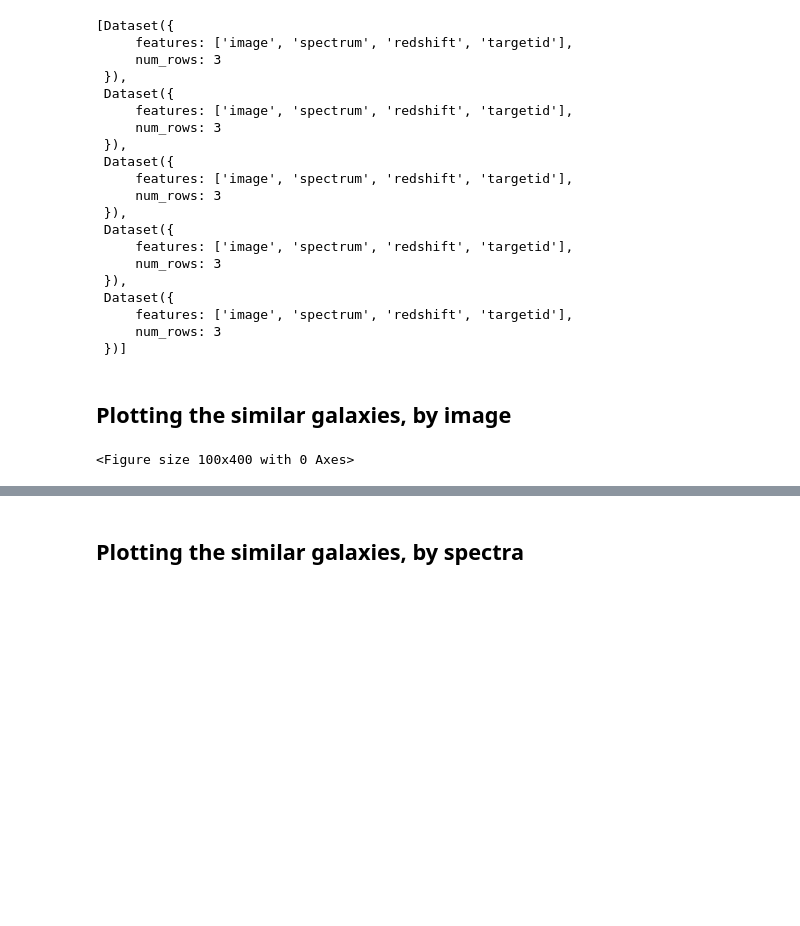
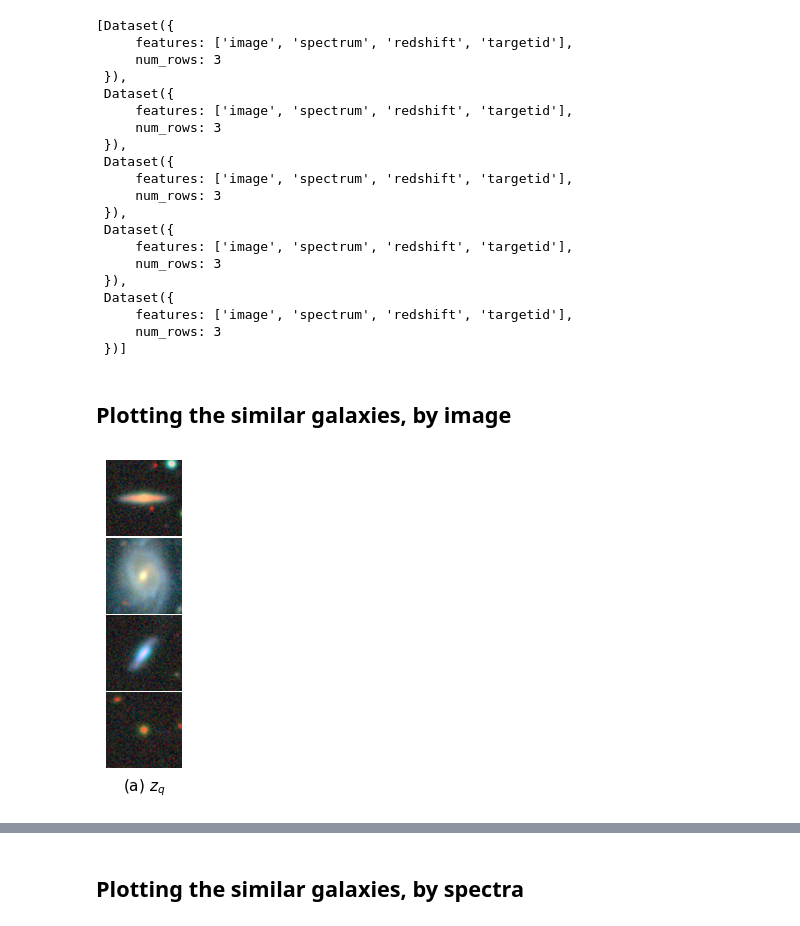
Before and after one commit to adnansiddiquei/AstroCLIP, a Jupyter notebook: results/downstream_tasks/Similarity Search.ipynb, the cells around one changed output, grey strips where cells are left out. Cells and saved outputs as stored; diff of their text form; code cells hidden in the pictures; blank space fills up the shorter version.

```diff
--- a/results/downstream_tasks/Similarity Search.ipynb
+++ b/results/downstream_tasks/Similarity Search.ipynb
@@ -103,24 +103,23 @@ sp_sp
 # %%
 # First we plot the images of the query galaxies
 def plot_query_galaxy_images(query_images):
     query_images = CenterCrop(96)(query_images.permute(0, 3, 1, 2))
     query_images = ToRGB()(query_images)
 
     n_rows = 4
     fig, ax = plt.subplots(figsize=(1, n_rows), nrows=n_rows, ncols=1)
 
     [ax[i].imshow(query_images[i]) for i in range(n_rows)]
     [ax[i].axis('off') for i in range(n_rows)]
     plt.subplots_adjust(hspace=0.02, wspace=0)
     ax[n_rows-1].set_title(r'(a) $z_{q}$', fontsize=11, y=-0.4)
 
     return fig, ax
 
 fig, ax = plot_query_galaxy_images(query['image'])
-# plt.savefig('out/sim_search_query_images.png', bbox_inches='tight')
-plt.clf()
+plt.savefig('out/sim_search_query_images.png', bbox_inches='tight')
 # %% [output]
-<Figure size 100x400 with 0 Axes>
+[figure, added]
 # %%
 def plot_image(images, title):
     nrows, ncols = 4, 3
```
Also changed, not shown: parts of 4 cells of this notebook, 4 other files.
